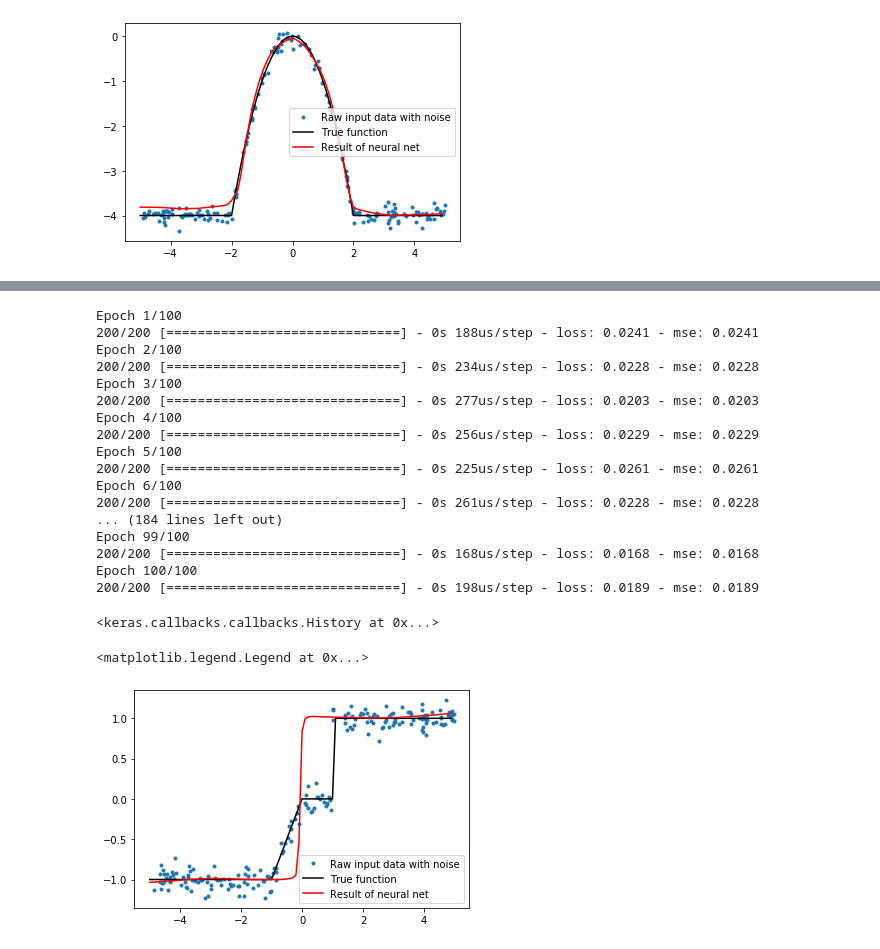
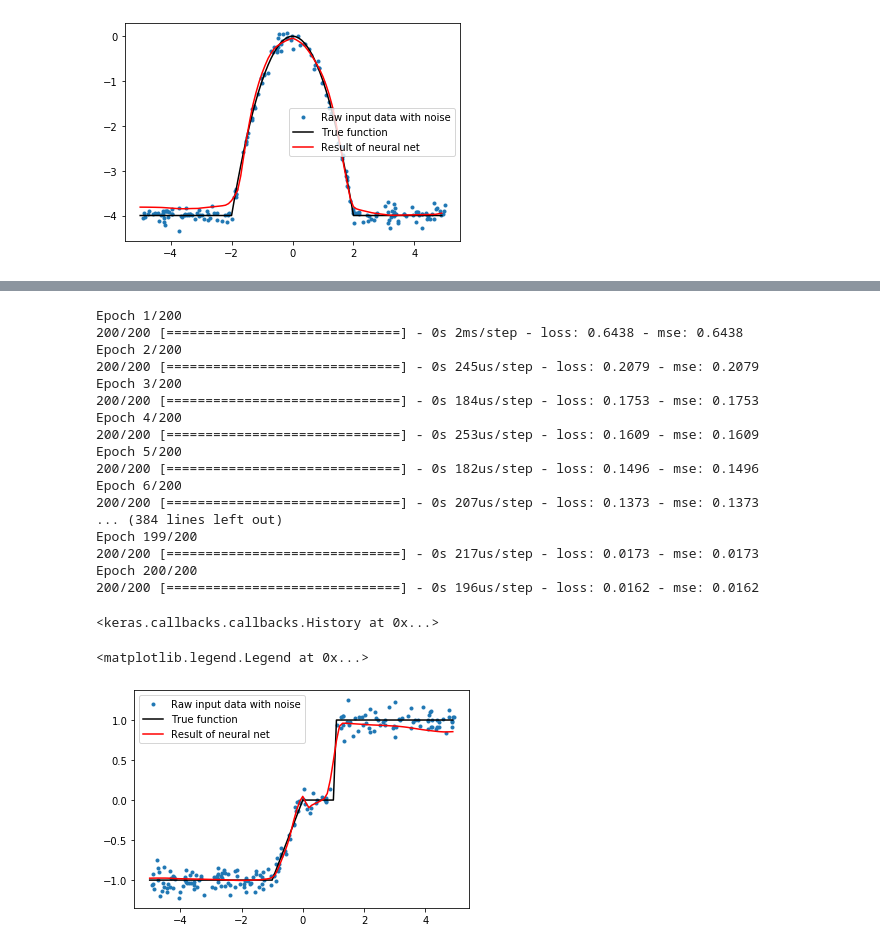
Before and after one commit to HoangTrieuVy-LE/Binary-Neural-Network, a Jupyter notebook: Keras-Approcher des fonctions - pentes spécifiques.ipynb, the cells around one changed output, grey strips where cells are left out. Drawn from its saved outputs; the diff is of its cells as text; code cells hidden in the pictures.

```diff
--- a/Keras-Approcher des fonctions - pentes spécifiques.ipynb
+++ b/Keras-Approcher des fonctions - pentes spécifiques.ipynb
@@ -209,35 +209,35 @@ model3.add(keras.layers.Dropout(0.2))
 model3.add(Dense(1, activation='linear'))
 model3.compile(optimizer='adam', loss='mse', metrics=['mse'])
 # %%
-nepoch = 100
+nepoch = 200
 nbatch = 20
 model3.fit(Xlearn, Ylearn3, epochs=nepoch, batch_size=nbatch)
 # %% [output]
-Epoch 1/100
-200/200 [==============================] - 0s 188us/step - loss: 0.0241 - mse: 0.0241
-Epoch 2/100
-200/200 [==============================] - 0s 234us/step - loss: 0.0228 - mse: 0.0228
-Epoch 3/100
-200/200 [==============================] - 0s 277us/step - loss: 0.0203 - mse: 0.0203
-Epoch 4/100
-200/200 [==============================] - 0s 256us/step - loss: 0.0229 - mse: 0.0229
-Epoch 5/100
-200/200 [==============================] - 0s 225us/step - loss: 0.0261 - mse: 0.0261
-Epoch 6/100
-200/200 [==============================] - 0s 261us/step - loss: 0.0228 - mse: 0.0228
-... (184 lines left out)
-Epoch 99/100
-200/200 [==============================] - 0s 168us/step - loss: 0.0168 - mse: 0.0168
-Epoch 100/100
-200/200 [==============================] - 0s 198us/step - loss: 0.0189 - mse: 0.0189
+Epoch 1/200
+200/200 [==============================] - 0s 2ms/step - loss: 0.6438 - mse: 0.6438
+Epoch 2/200
+200/200 [==============================] - 0s 245us/step - loss: 0.2079 - mse: 0.2079
+Epoch 3/200
+200/200 [==============================] - 0s 184us/step - loss: 0.1753 - mse: 0.1753
+Epoch 4/200
+200/200 [==============================] - 0s 253us/step - loss: 0.1609 - mse: 0.1609
+Epoch 5/200
+200/200 [==============================] - 0s 182us/step - loss: 0.1496 - mse: 0.1496
+Epoch 6/200
+200/200 [==============================] - 0s 207us/step - loss: 0.1373 - mse: 0.1373
+... (384 lines left out)
+Epoch 199/200
+200/200 [==============================] - 0s 217us/step - loss: 0.0173 - mse: 0.0173
+Epoch 200/200
+200/200 [==============================] - 0s 196us/step - loss: 0.0162 - mse: 0.0162
 <keras.callbacks.callbacks.History at 0x...>
 # %%
-Ylearned3 = model1.predict(Xtest)
+Ylearned3 = model3.predict(Xtest)
 
 plt.plot(Xlearn, Ylearn3, '.', label='Raw input data with noise')
 plt.plot(Xtest, Ytest3, label='True function', c='black')
 plt.plot(Xtest, Ylearned3, label='Result of neural net', c='red')
 plt.legend()
 # %% [output]
 <matplotlib.legend.Legend at 0x...>
-[figure, old version]
+[figure, new version]
```
Also changed, not shown: parts of 4 cells of this notebook.
